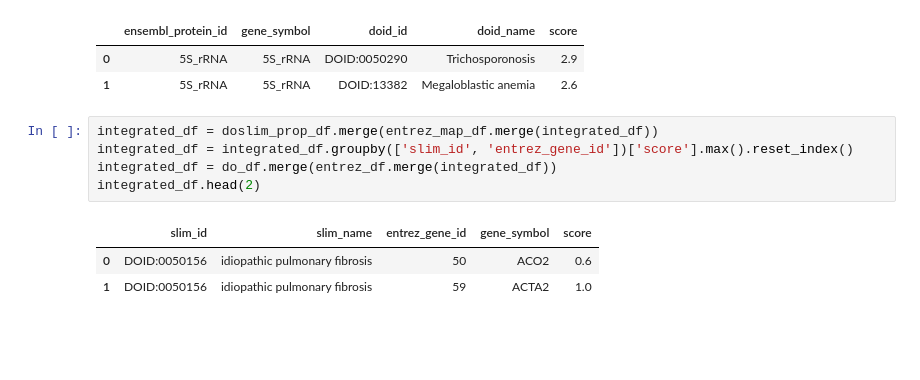
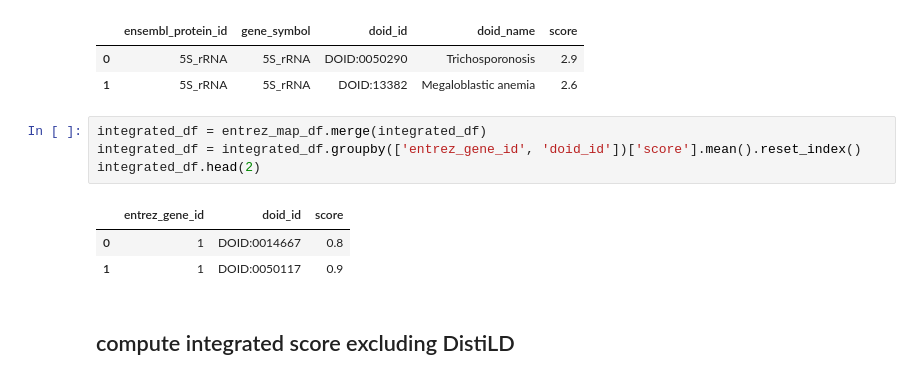
Before and after one commit to dhimmel/diseases, a Jupyter notebook: diseases.ipynb, the cells around one changed output. Cells and saved outputs as stored; diff of their text form; blank space fills up the shorter version.

```diff
--- a/diseases.ipynb
+++ b/diseases.ipynb
@@ -79,11 +155,12 @@ integrated_df.head(2)
 | 0 | 5S_rRNA | 5S_rRNA | DOID:0050290 | Trichosporonosis | 2.9 |
 | 1 | 5S_rRNA | 5S_rRNA | DOID:13382 | Megaloblastic anemia | 2.6 |
 # %%
-integrated_df = doslim_prop_df.merge(entrez_map_df.merge(integrated_df))
-integrated_df = integrated_df.groupby(['slim_id', 'entrez_gene_id'])['score'].max().reset_index()
-integrated_df = do_df.merge(entrez_df.merge(integrated_df))
+integrated_df = entrez_map_df.merge(integrated_df)
+integrated_df = integrated_df.groupby(['entrez_gene_id', 'doid_id'])['score'].mean().reset_index()
 integrated_df.head(2)
 # %% [output]
-|  | slim_id | slim_name | entrez_gene_id | gene_symbol | score |
-| 0 | DOID:0050156 | idiopathic pulmonary fibrosis | 50 | ACO2 | 0.6 |
-| 1 | DOID:0050156 | idiopathic pulmonary fibrosis | 59 | ACTA2 | 1.0 |
+|  | entrez_gene_id | doid_id | score |
+| 0 | 1 | DOID:0014667 | 0.8 |
+| 1 | 1 | DOID:0050117 | 0.9 |
+# %% [markdown]
+## compute integrated score excluding DistiLD
```
Also changed, not shown: parts of 31 cells of this notebook, 4 other files.
